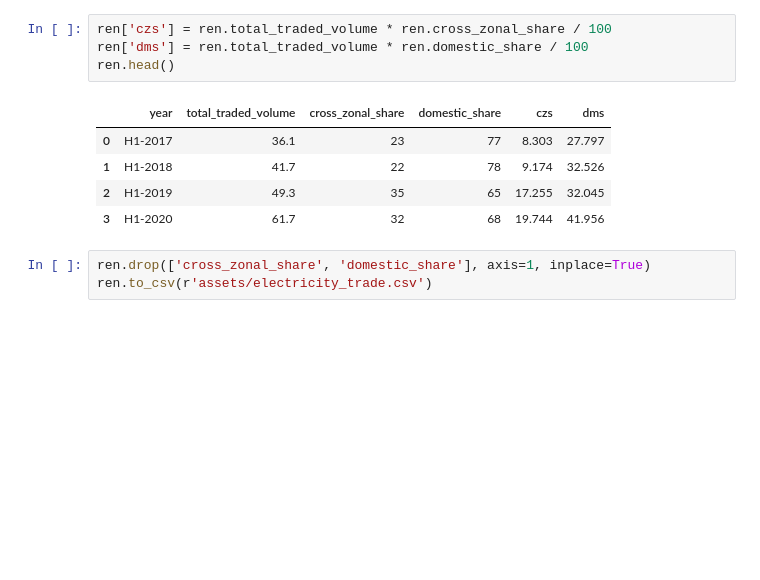
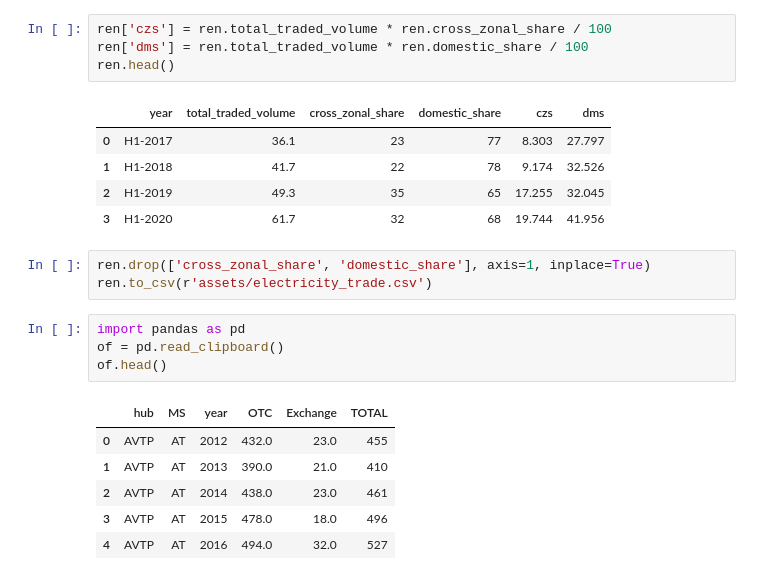
Before and after one commit to hypertechsa/acer-visualisation, a Jupyter notebook: mine.ipynb, the cells around one changed output. Cells and saved outputs as stored; diff of their text form; blank space fills up the shorter version.

```diff
--- a/mine.ipynb
+++ b/mine.ipynb
@@ -307,3 +307,14 @@ ren.head()
 # %%
 ren.drop(['cross_zonal_share', 'domestic_share'], axis=1, inplace=True)
 ren.to_csv(r'assets/electricity_trade.csv')
+# %%
+import pandas as pd
+of = pd.read_clipboard()
+of.head()
+# %% [output]
+|  | hub | MS | year | OTC | Exchange | TOTAL |
+| 0 | AVTP | AT | 2012 | 432.0 | 23.0 | 455 |
+| 1 | AVTP | AT | 2013 | 390.0 | 21.0 | 410 |
+| 2 | AVTP | AT | 2014 | 438.0 | 23.0 | 461 |
+| 3 | AVTP | AT | 2015 | 478.0 | 18.0 | 496 |
+| 4 | AVTP | AT | 2016 | 494.0 | 32.0 | 527 |
```
Also changed, not shown: parts of 5 cells of this notebook, 9 other files.
